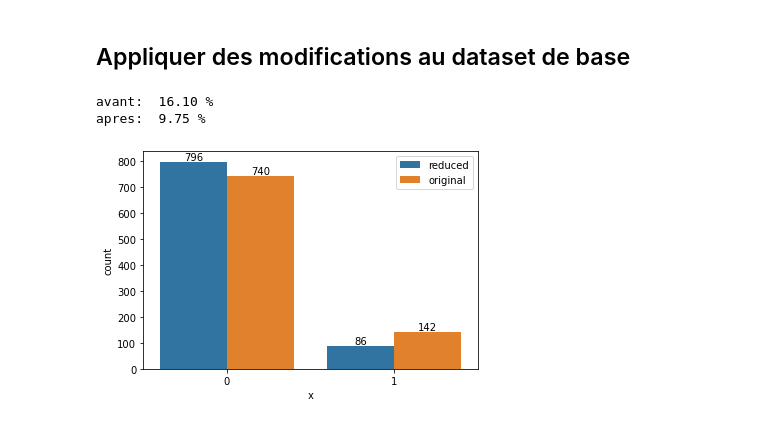
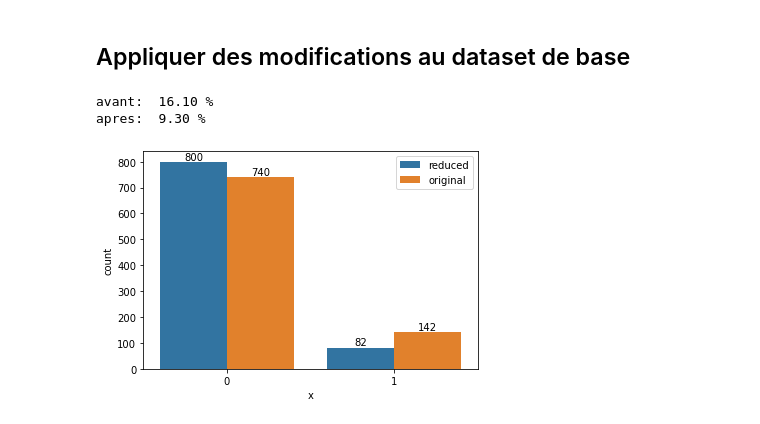
Before and after one commit to nazzim29/HumanForYou, a Jupyter notebook: projet.ipynb, the cells around one changed output. Drawn from its saved outputs; the diff is of its cells as text; code cells hidden in the pictures.

```diff
--- a/projet.ipynb
+++ b/projet.ipynb
@@ -1247,25 +852,26 @@ sn.heatmap(imp,annot=True,cmap='Wistia',center=0,vmax=0.3)
 # %% [markdown]
 ## Appliquer des modifications au dataset de base
-# %%
-x_test_age_reduced = x_test
-x_test_age_reduced['MonthlyIncome'] = x_test['MonthlyIncome']*1.2
-x_test_age_reduced['TotalWorkingYears'] = x_test['TotalWorkingYears']*0.9
-x_test_age_reduced['worked_hour'] = x_test['worked_hour']*0.8
-x_test_age_reduced['additional_hour'] = x_test['worked_hour']*0.8
-y_test_age_reduced = svc.predict(x_test_age_reduced)
-
-df = pd.DataFrame()
-df['x'] = np.concatenate((y_test_age_reduced, y_test))
-df['hue'] = np.concatenate(
-    (np.full(len(y_test_age_reduced), 'reduced'), np.full(len(y_test), 'original')))
-ax = sn.countplot(data=df, x='x', hue='hue')
-for container in ax.containers:
-    ax.bar_label(container)
-# Add a legend to the plot
-plt.legend()
-print("avant: ","{:.2f}".format(np.count_nonzero(y_test)*100/len(y_test)),"%")
-print("apres: ","{:.2f}".format(np.count_nonzero(y_test_age_reduced)*100/len(y_test_age_reduced)),"%")
-# %% [output]
-avant:  16.10 %
-apres:  9.75 %
-[figure, removed]
+# %%
+x_test_age_reduced = x_test.copy()
+x_test_age_reduced['Age'] = x_test['Age'] * 0.8
+x_test_age_reduced['TotalWorkingYears'] = x_test['TotalWorkingYears']*0.8
+x_test_age_reduced['worked_hour'] = x_test['worked_hour']*0.8
+x_test_age_reduced['additional_hour'] = x_test['additional_hour']*0.5
+# x_test_age_reduced['NumCompaniesWorked'] = x_test['NumCompaniesWorked']
+y_test_age_reduced = forest_clf.predict(x_test_age_reduced)
+
+df = pd.DataFrame()
+df['x'] = np.concatenate((y_test_age_reduced, y_test))
+df['hue'] = np.concatenate(
+    (np.full(len(y_test_age_reduced), 'reduced'), np.full(len(y_test), 'original')))
+ax = sn.countplot(data=df, x='x', hue='hue')
+for container in ax.containers:
+    ax.bar_label(container)
+# Add a legend to the plot
+plt.legend()
+print("avant: ","{:.2f}".format(np.count_nonzero(y_test)*100/len(y_test)),"%")
+print("apres: ","{:.2f}".format(np.count_nonzero(y_test_age_reduced)*100/len(y_test_age_reduced)),"%")
+# %% [output]
+avant:  16.10 %
+apres:  9.30 %
+[figure, added]
```
Also changed, not shown: parts of 54 cells of this notebook.
